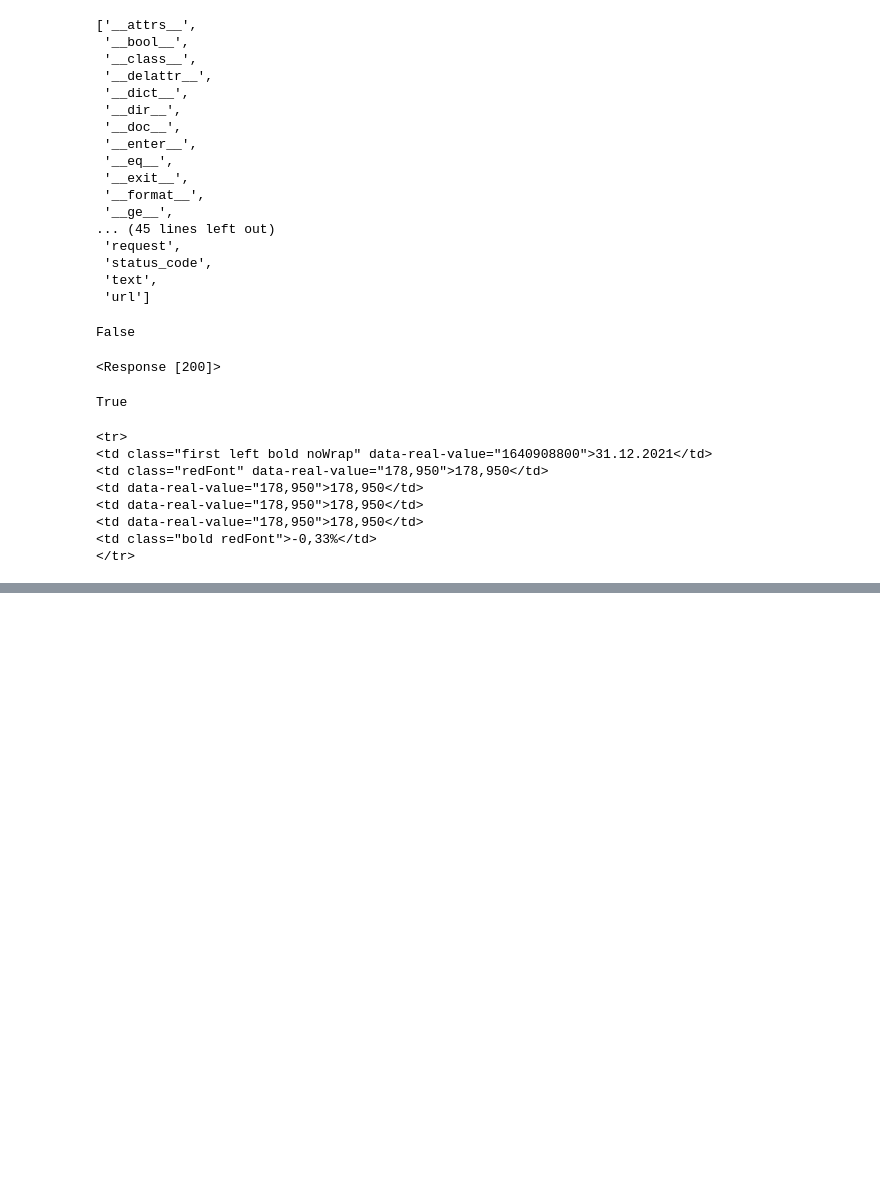
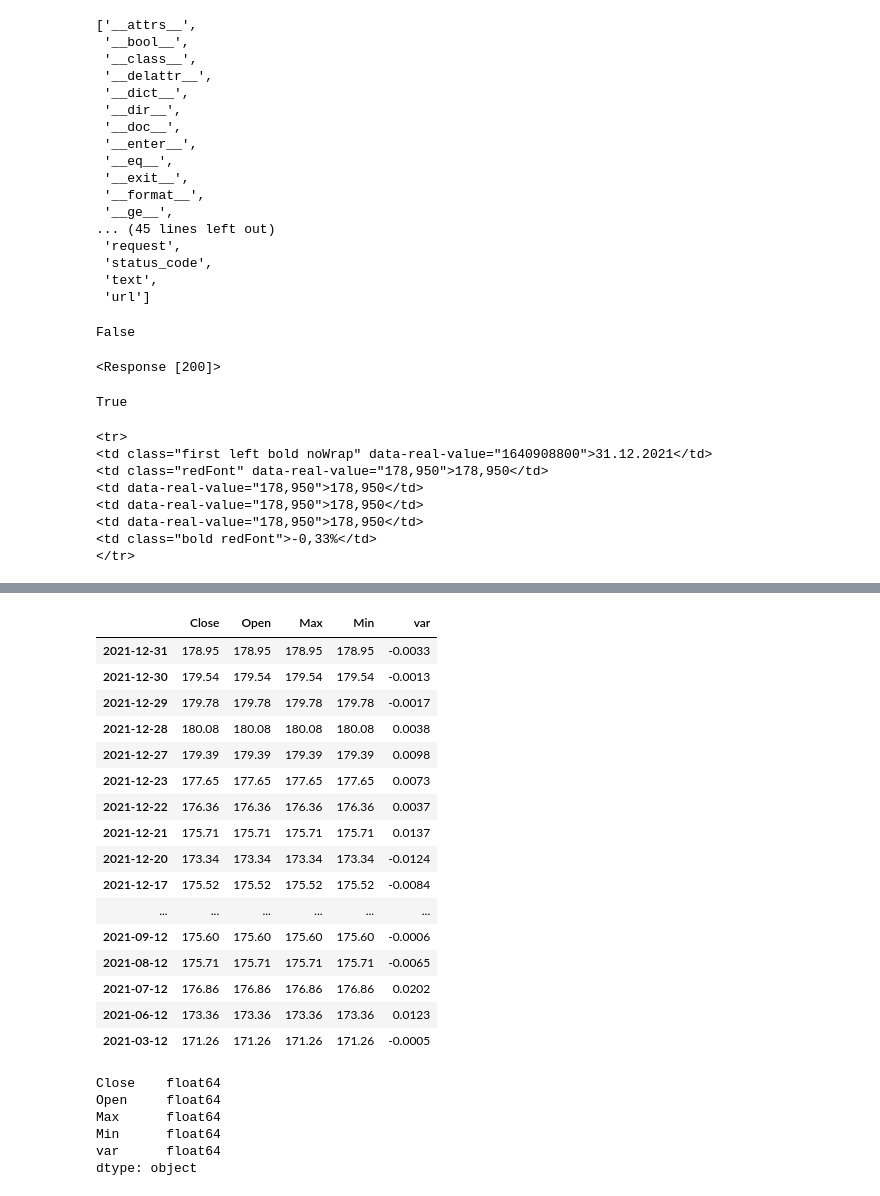
Before and after one commit to manuellopper/portfolioManagement, a Jupyter notebook: webscrapping.ipynb, the cells around one changed output, grey strips where cells are left out. Saved outputs shown, nothing was run; the diff lists cells and outputs as text; code cells hidden in the pictures; blank space fills up the shorter version.

```diff
--- a/webscrapping.ipynb
+++ b/webscrapping.ipynb
@@ -267,0 +381,31 @@ df2
+# %%
+df=df.loc[:,"Close":]
+# %%
+df
+# %% [output]
+|  | Close | Open | Max | Min | var |
+| 2021-12-31 | 178.95 | 178.95 | 178.95 | 178.95 | -0.0033 |
+| 2021-12-30 | 179.54 | 179.54 | 179.54 | 179.54 | -0.0013 |
+| 2021-12-29 | 179.78 | 179.78 | 179.78 | 179.78 | -0.0017 |
+| 2021-12-28 | 180.08 | 180.08 | 180.08 | 180.08 | 0.0038 |
+| 2021-12-27 | 179.39 | 179.39 | 179.39 | 179.39 | 0.0098 |
+| 2021-12-23 | 177.65 | 177.65 | 177.65 | 177.65 | 0.0073 |
+| 2021-12-22 | 176.36 | 176.36 | 176.36 | 176.36 | 0.0037 |
+| 2021-12-21 | 175.71 | 175.71 | 175.71 | 175.71 | 0.0137 |
+| 2021-12-20 | 173.34 | 173.34 | 173.34 | 173.34 | -0.0124 |
+| 2021-12-17 | 175.52 | 175.52 | 175.52 | 175.52 | -0.0084 |
+| ... | ... | ... | ... | ... | ... |
+| 2021-09-12 | 175.60 | 175.60 | 175.60 | 175.60 | -0.0006 |
+| 2021-08-12 | 175.71 | 175.71 | 175.71 | 175.71 | -0.0065 |
+| 2021-07-12 | 176.86 | 176.86 | 176.86 | 176.86 | 0.0202 |
+| 2021-06-12 | 173.36 | 173.36 | 173.36 | 173.36 | 0.0123 |
+| 2021-03-12 | 171.26 | 171.26 | 171.26 | 171.26 | -0.0005 |
+# %%
+df.dtypes
+# %% [output]
+Close    float64
+Open     float64
+Max      float64
+Min      float64
+var      float64
+dtype: object
```
Also changed, not shown: parts of 21 cells of this notebook.
